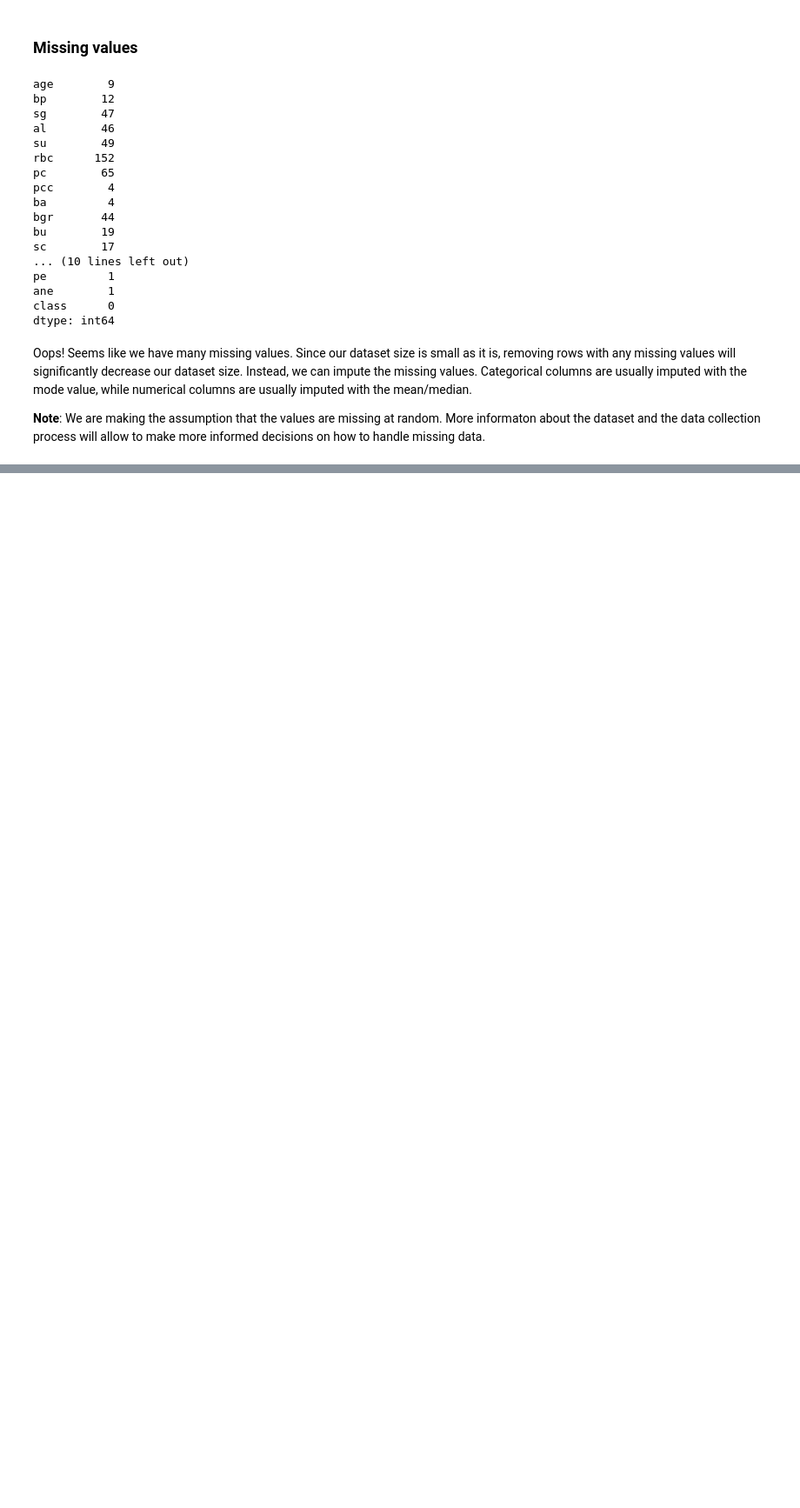
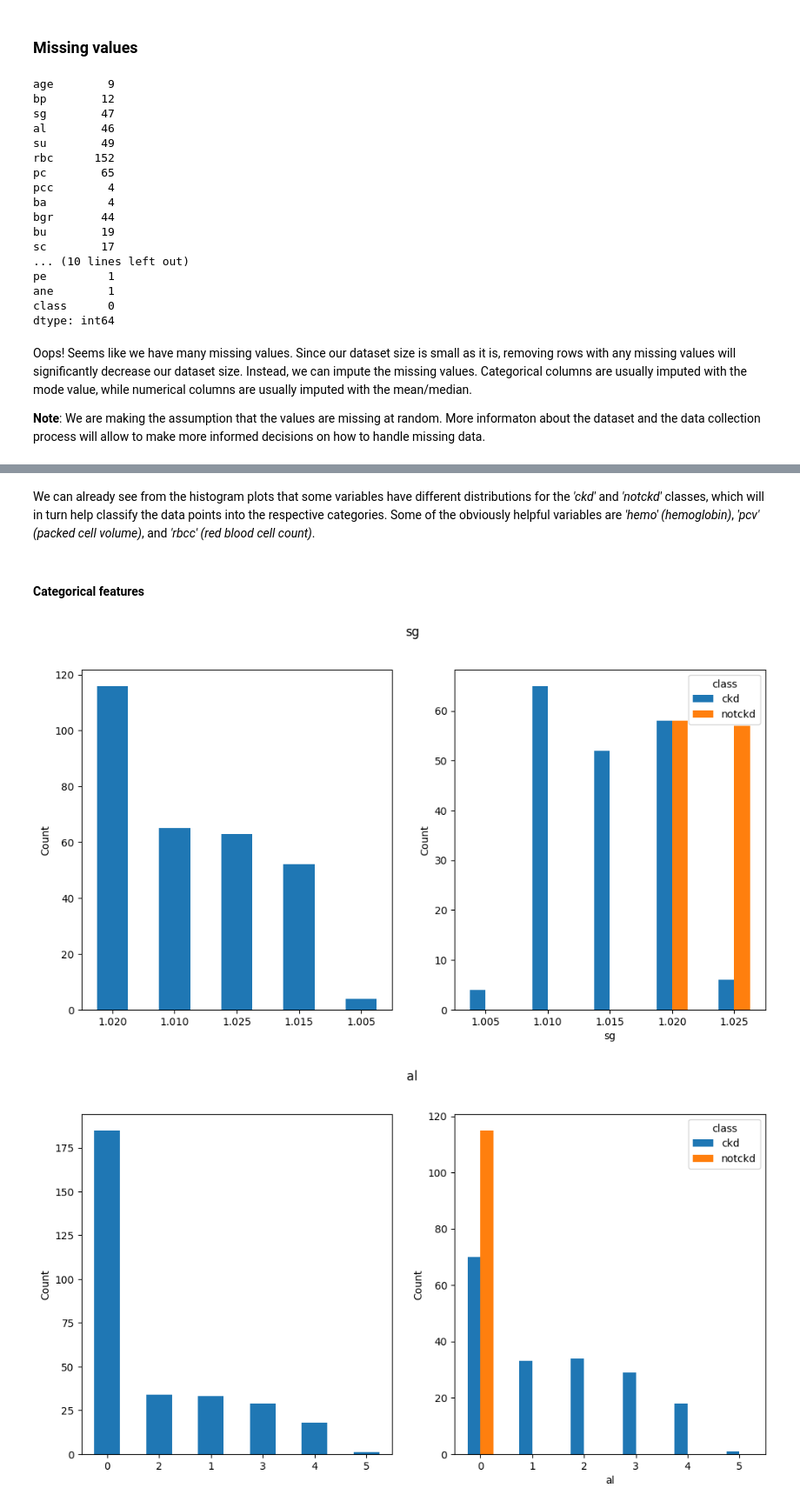
Before and after one commit to AniKhachatryan/ckd, a Jupyter notebook: code/CKD_AniKh_Wemanity.ipynb, the cells around one changed output, grey strips where cells are left out. Shown at 87% size. Drawn from its saved outputs; the diff is of its cells as text; code cells hidden in the pictures; blank space fills up the shorter version.

```diff
--- a/code/CKD_AniKh_Wemanity.ipynb
+++ b/code/CKD_AniKh_Wemanity.ipynb
@@ -205,0 +394,24 @@ dtype: int64
+# %% [markdown]
+We can already see from the histogram plots that some variables have different distributions for the _'ckd'_ and _'notckd'_ classes, which will in turn help classify the data points into the respective categories. Some of the obviously helpful variables are _'hemo' (hemoglobin)_,  _'pcv' (packed cell volume)_, and _'rbcc' (red blood cell count)_.
+# %% [markdown]
+#### Categorical features
+# %%
+# helper function for visually analyzing numerical variables
+def eda_plots_categorical(X, y, col):
+    fig, axs = plt.subplots(1, 2, figsize=(12, 6))
+    fig.suptitle(col)
+
+    # barplot
+    X[col].value_counts().plot(kind='bar', rot=0, ax=axs[0])
+    axs[0].set_ylabel('Count')
+
+    # barplot by class
+    pd.crosstab(X[col], y).plot(kind='bar', rot=0, ax=axs[1])
+    axs[1].set_ylabel('Count')
+    axs[1].set_ylabel('Count')
+# %%
+for col in colnames_cat:
+    eda_plots_categorical(X_train, y_train, col)
+# %% [output]
+[figure, added]
+[figure, added]
```
Also changed, not shown: parts of 105 cells of this notebook.
